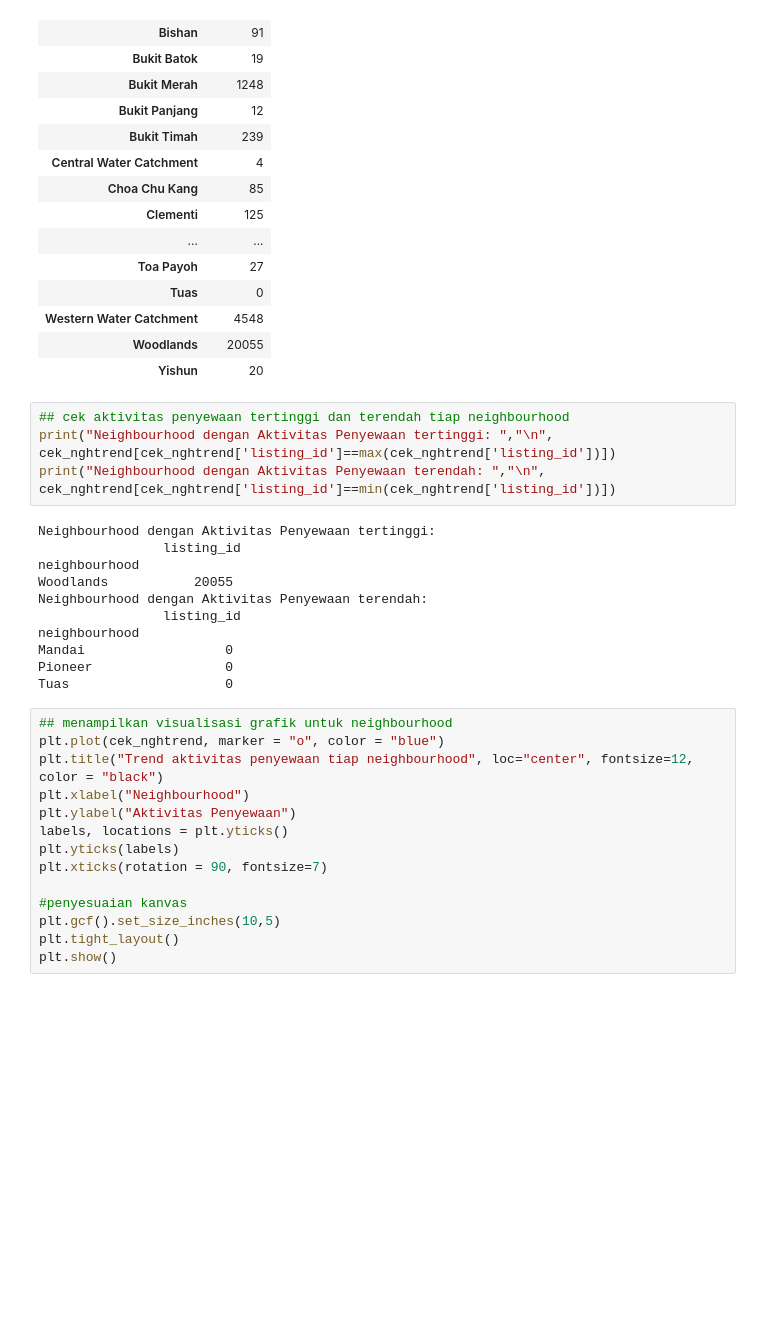
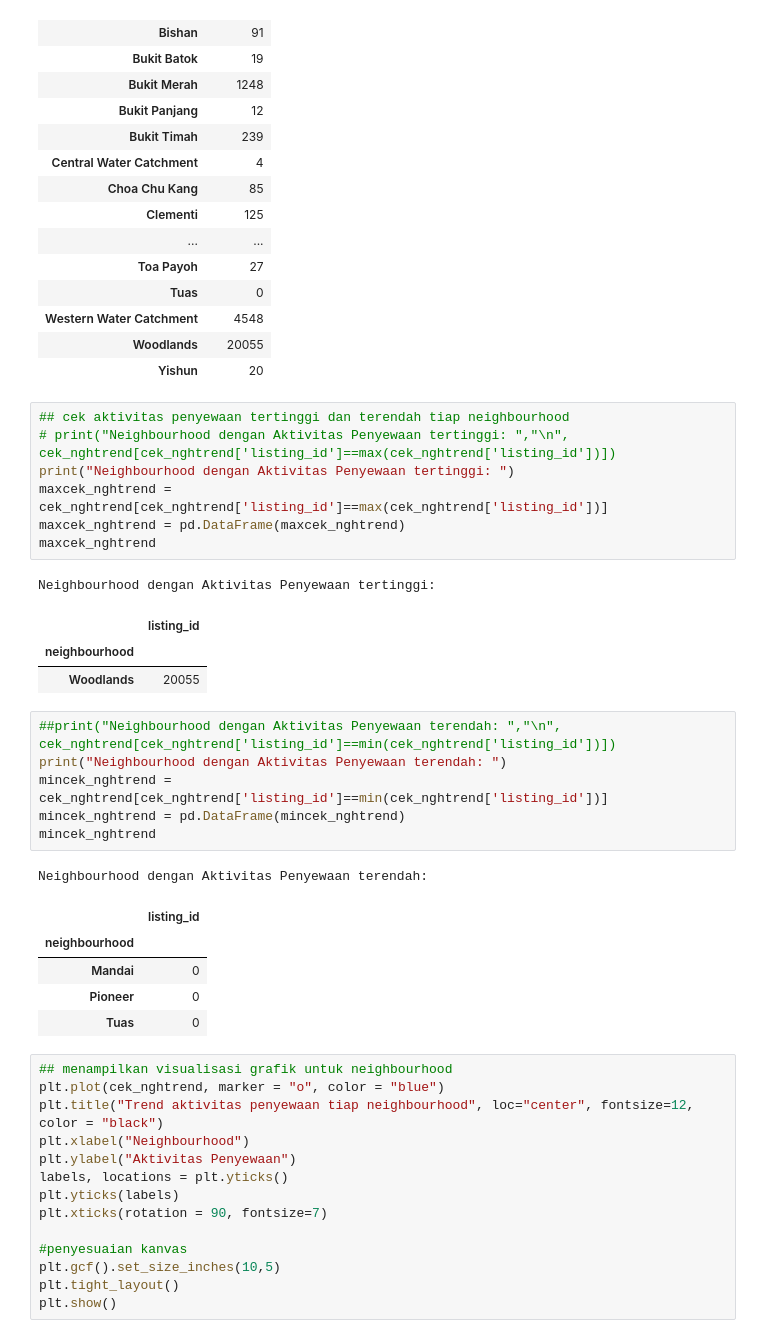
Before and after one commit to ramawanaditya/Portofolio, a Jupyter notebook: Dqlab_test.ipynb, the cells around one changed output. Drawn from its saved outputs; the diff is of its cells as text; blank space fills up the shorter version.

```diff
--- a/Dqlab_test.ipynb
+++ b/Dqlab_test.ipynb
@@ -584,19 +630,29 @@ cek_nghtrend
 | Yishun | 20 |
 # %%
 ## cek aktivitas penyewaan tertinggi dan terendah tiap neighbourhood
-print("Neighbourhood dengan Aktivitas Penyewaan tertinggi: ","\n", cek_nghtrend[cek_nghtrend['listing_id']==max(cek_nghtrend['listing_id'])])
-print("Neighbourhood dengan Aktivitas Penyewaan terendah: ","\n", cek_nghtrend[cek_nghtrend['listing_id']==min(cek_nghtrend['listing_id'])])
+# print("Neighbourhood dengan Aktivitas Penyewaan tertinggi: ","\n", cek_nghtrend[cek_nghtrend['listing_id']==max(cek_nghtrend['listing_id'])])
+print("Neighbourhood dengan Aktivitas Penyewaan tertinggi: ")
+maxcek_nghtrend = cek_nghtrend[cek_nghtrend['listing_id']==max(cek_nghtrend['listing_id'])]
+maxcek_nghtrend = pd.DataFrame(maxcek_nghtrend)
+maxcek_nghtrend
 # %% [output]
 Neighbourhood dengan Aktivitas Penyewaan tertinggi:
-                listing_id
-neighbourhood
-Woodlands           20055
-Neighbourhood dengan Aktivitas Penyewaan terendah:
-                listing_id
-neighbourhood
-Mandai                  0
-Pioneer                 0
-Tuas                    0
+|  | listing_id |
+| neighbourhood |  |
+| Woodlands | 20055 |
+# %%
+##print("Neighbourhood dengan Aktivitas Penyewaan terendah: ","\n", cek_nghtrend[cek_nghtrend['listing_id']==min(cek_nghtrend['listing_id'])])
+print("Neighbourhood dengan Aktivitas Penyewaan terendah: ")
+mincek_nghtrend = cek_nghtrend[cek_nghtrend['listing_id']==min(cek_nghtrend['listing_id'])]
+mincek_nghtrend = pd.DataFrame(mincek_nghtrend)
+mincek_nghtrend
+# %% [output]
+Neighbourhood dengan Aktivitas Penyewaan terendah:
+|  | listing_id |
+| neighbourhood |  |
+| Mandai | 0 |
+| Pioneer | 0 |
+| Tuas | 0 |
 # %%
 ## menampilkan visualisasi grafik untuk neighbourhood
 plt.plot(cek_nghtrend, marker = "o", color = "blue")
```
Also changed, not shown: parts of 8 cells of this notebook.
